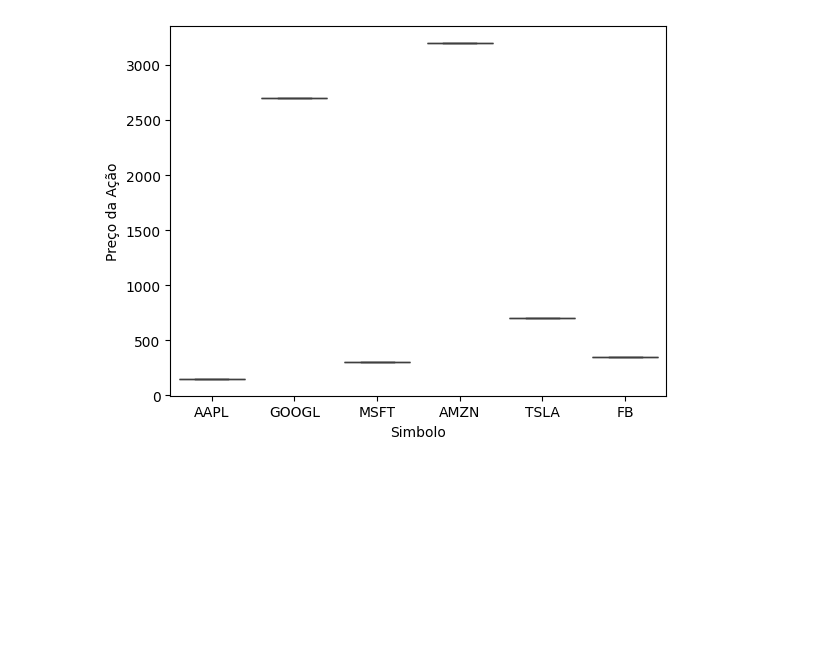
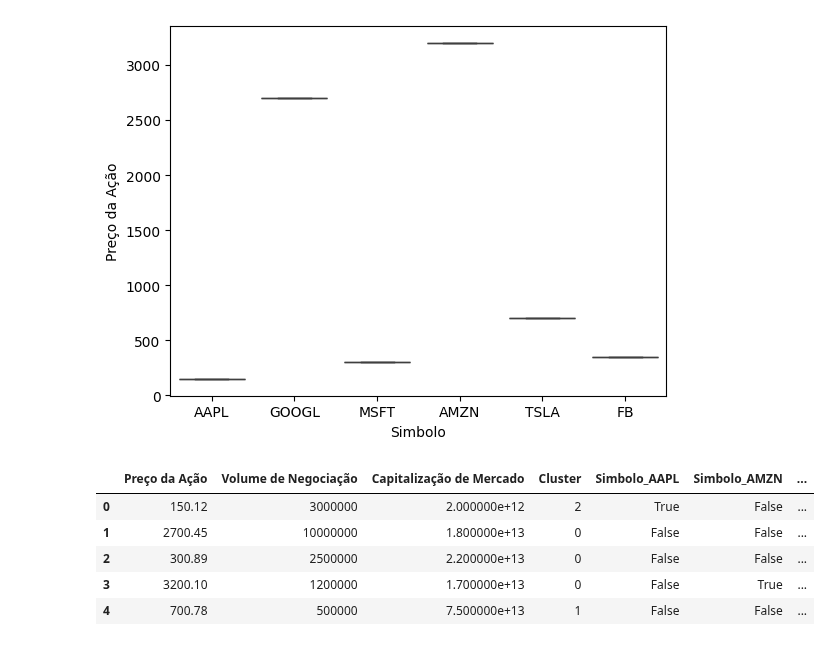
Before and after one commit to danielvieira95/Inteligencia_Artificial_2025, a Jupyter notebook: Turma-B/aula15/codigo1.ipynb, the cells around one changed output. Cells and saved outputs as stored; diff of their text form; code cells hidden in the pictures; blank space fills up the shorter version.

```diff
--- a/Turma-B/aula15/codigo1.ipynb
+++ b/Turma-B/aula15/codigo1.ipynb
@@ -82,0 +86,10 @@ sns.boxplot(x= df['Simbolo'],y=df['Preço da Ação'])
+# %%
+# Exibe os dados ativos
+dados_ativos.head()
+# %% [output]
+|  | Preço da Ação | Volume de Negociação | Capitalização de Mercado | Cluster | Simbolo_AAPL | Simbolo_AMZN | ... |
+| 0 | 150.12 | 3000000 | 2.000000e+12 | 2 | True | False | ... |
+| 1 | 2700.45 | 10000000 | 1.800000e+13 | 0 | False | False | ... |
+| 2 | 300.89 | 2500000 | 2.200000e+13 | 0 | False | False | ... |
+| 3 | 3200.10 | 1200000 | 1.700000e+13 | 0 | False | True | ... |
+| 4 | 700.78 | 500000 | 7.500000e+13 | 1 | False | False | ... |
```
Also changed, not shown: parts of 5 cells of this notebook, 1 other file.
